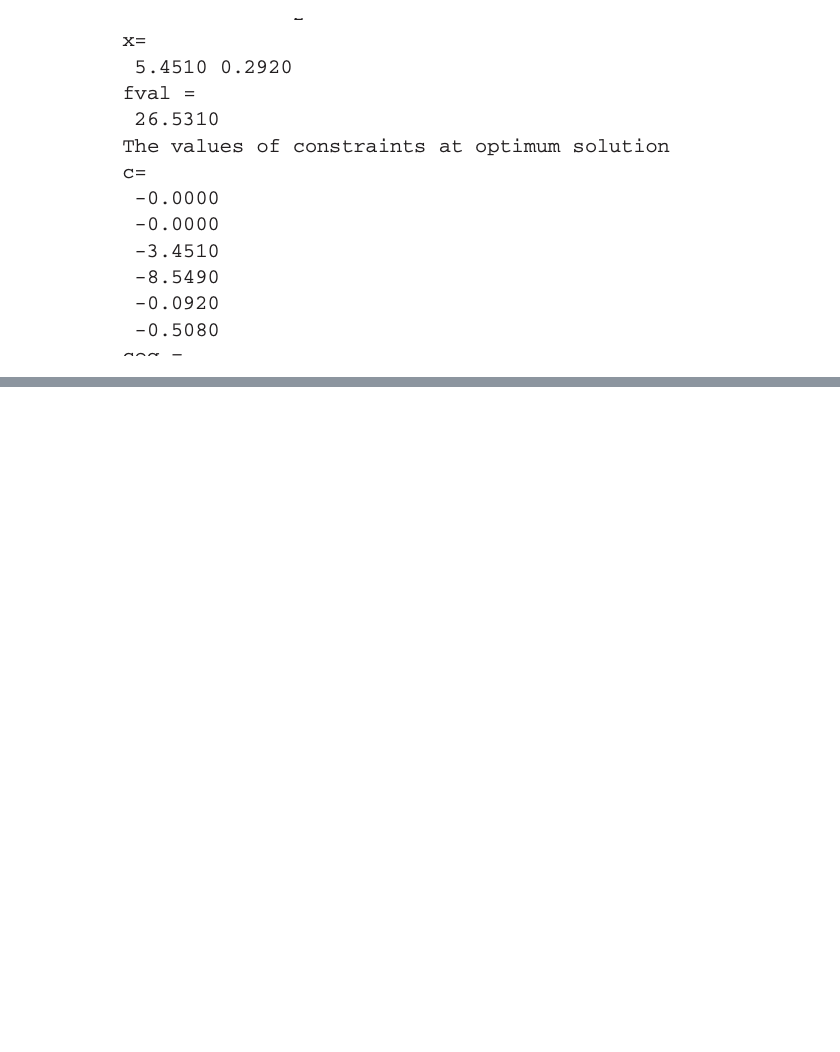
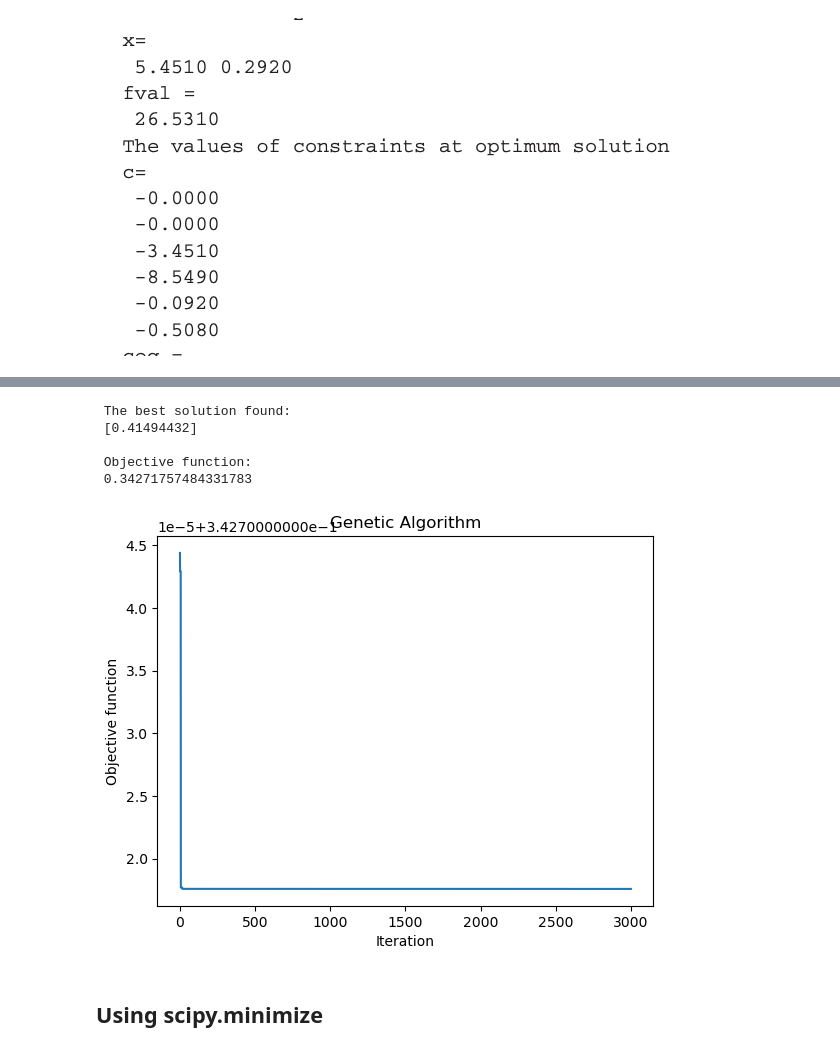
Before and after one commit to NamNguyen2015/optimizationProject, a Jupyter notebook: codes/Report_Optimization_Project.ipynb, the cells around one changed output, grey strips where cells are left out. Saved outputs shown, nothing was run; the diff lists cells and outputs as text; code cells hidden in the pictures; blank space fills up the shorter version.

```diff
--- a/codes/Report_Optimization_Project.ipynb
+++ b/codes/Report_Optimization_Project.ipynb
@@ -457,0 +395,46 @@ model.run()
+# %%
+# Define the Constraint Functions
+def constraints(X):
+    x0 = X
+    x1=1-2*x0
+
+    c0 = x0 + 2 * x1 - 1
+    c1 = x0 ** 2 + x1 - 1
+    c2 = x0 ** 2 - x1 - 1
+
+    return [c0, c1, c2]
+
+# Define the Objective Function
+def OF(X):
+    x0 = X
+    x1=1-2*x0
+    y = 100 * (x1 - x0 ** 2) ** 2 + (1 - x0) ** 2
+    penalty = 0.0
+    for constraint in constraints(X):
+        if constraint > 0:
+            penalty += 1e8 * constraint
+    return y + penalty
+
+# Define the optimization problem
+varbound = np.array([[0, 1]])
+algorithm_param = {'max_num_iteration': 3000,
+                   'population_size': 200,
+                   'mutation_probability': 0.1,
+                   'elit_ratio': 0.01,
+                   'crossover_probability': 0.5,
+                   'parents_portion': 0.3,
+                   'crossover_type': 'uniform',
+                   'max_iteration_without_improv': None}
+
+model = ga(function=OF, dimension=1, variable_type='real', variable_boundaries=varbound, algorithm_parameters=algorithm_param)
+
+model.run()
+# %% [output]
+ The best solution found:
+ [0.41494432]
+
+ Objective function:
+ 0.34271757484331783
+[figure, added]
+# %% [markdown]
+## Using scipy.minimize
```
Also changed, not shown: parts of 14 cells of this notebook.
